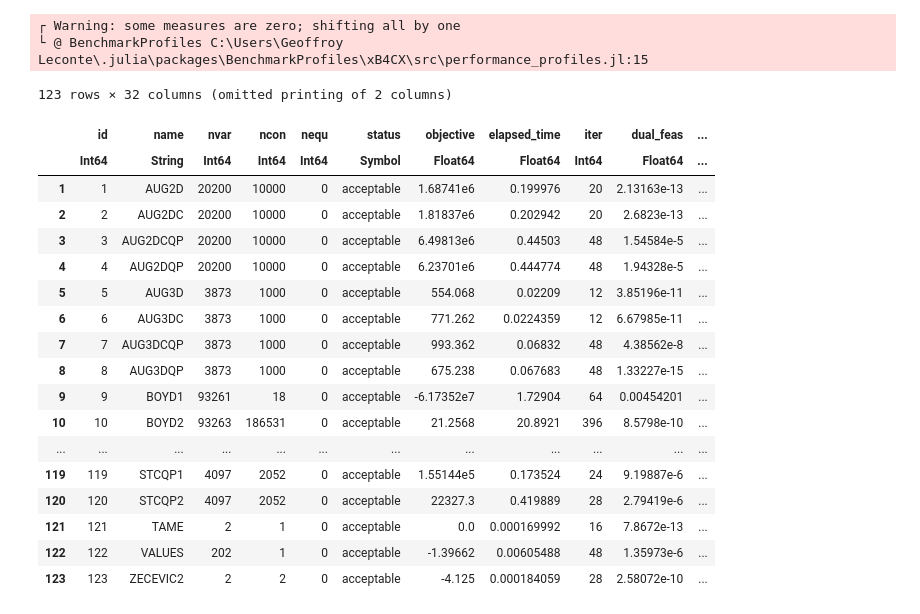
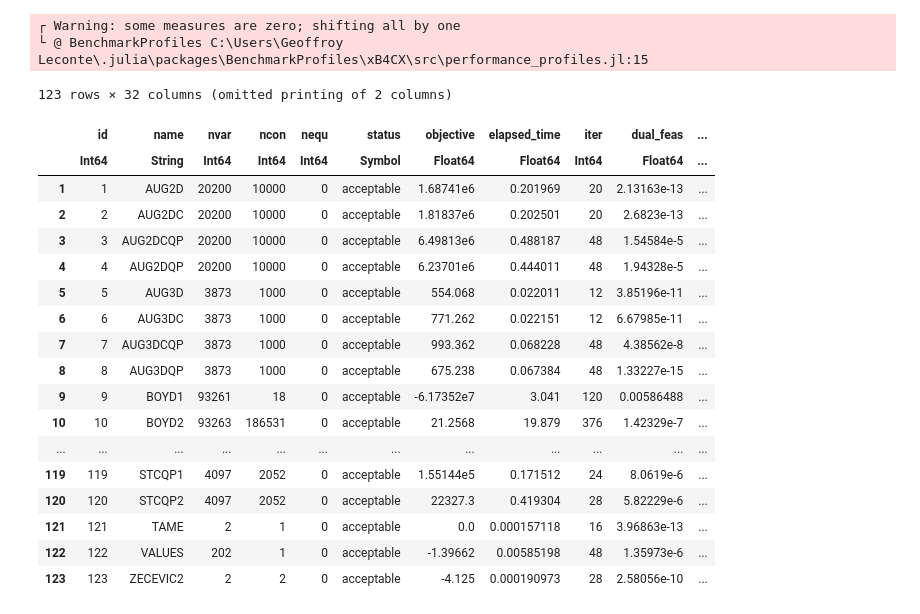
Before and after one commit to geoffroyleconte/StageOptim, a Jupyter notebook: amdahl_benchmarks/amdahl_QP2.ipynb, the cells around one changed output. Cells and saved outputs as stored; diff of their text form; code cells hidden in the pictures.

```diff
--- a/amdahl_benchmarks/amdahl_QP2.ipynb
+++ b/amdahl_benchmarks/amdahl_QP2.ipynb
@@ -156,25 +157,25 @@ title!("Performance profile (Maros and Meszaros problems)")
 └ @ BenchmarkProfiles C:\Users\Geoffroy Leconte\.julia\packages\BenchmarkProfiles\xB4CX\src\performance_profiles.jl:15
 # %%
 withenv("COLUMNS" => 400, "LINES" => 200) do
-    display(rip_mono5)
+    display(rip_mono3)
 end
 # %% [output]
 123 rows × 32 columns (omitted printing of 2 columns)
 |  | id | name | nvar | ncon | nequ | status | objective | elapsed_time | iter | dual_feas | ... |
 |  | Int64 | String | Int64 | Int64 | Int64 | Symbol | Float64 | Float64 | Int64 | Float64 | ... |
-| 1 | 1 | AUG2D | 20200 | 10000 | 0 | acceptable | 1.68741e6 | 0.199976 | 20 | 2.13163e-13 | ... |
-| 2 | 2 | AUG2DC | 20200 | 10000 | 0 | acceptable | 1.81837e6 | 0.202942 | 20 | 2.6823e-13 | ... |
-| 3 | 3 | AUG2DCQP | 20200 | 10000 | 0 | acceptable | 6.49813e6 | 0.44503 | 48 | 1.54584e-5 | ... |
-| 4 | 4 | AUG2DQP | 20200 | 10000 | 0 | acceptable | 6.23701e6 | 0.444774 | 48 | 1.94328e-5 | ... |
-| 5 | 5 | AUG3D | 3873 | 1000 | 0 | acceptable | 554.068 | 0.02209 | 12 | 3.85196e-11 | ... |
-| 6 | 6 | AUG3DC | 3873 | 1000 | 0 | acceptable | 771.262 | 0.0224359 | 12 | 6.67985e-11 | ... |
-| 7 | 7 | AUG3DCQP | 3873 | 1000 | 0 | acceptable | 993.362 | 0.06832 | 48 | 4.38562e-8 | ... |
-| 8 | 8 | AUG3DQP | 3873 | 1000 | 0 | acceptable | 675.238 | 0.067683 | 48 | 1.33227e-15 | ... |
-| 9 | 9 | BOYD1 | 93261 | 18 | 0 | acceptable | -6.17352e7 | 1.72904 | 64 | 0.00454201 | ... |
-| 10 | 10 | BOYD2 | 93263 | 186531 | 0 | acceptable | 21.2568 | 20.8921 | 396 | 8.5798e-10 | ... |
+| 1 | 1 | AUG2D | 20200 | 10000 | 0 | acceptable | 1.68741e6 | 0.201969 | 20 | 2.13163e-13 | ... |
+| 2 | 2 | AUG2DC | 20200 | 10000 | 0 | acceptable | 1.81837e6 | 0.202501 | 20 | 2.6823e-13 | ... |
+| 3 | 3 | AUG2DCQP | 20200 | 10000 | 0 | acceptable | 6.49813e6 | 0.488187 | 48 | 1.54584e-5 | ... |
+| 4 | 4 | AUG2DQP | 20200 | 10000 | 0 | acceptable | 6.23701e6 | 0.444011 | 48 | 1.94328e-5 | ... |
+| 5 | 5 | AUG3D | 3873 | 1000 | 0 | acceptable | 554.068 | 0.022011 | 12 | 3.85196e-11 | ... |
+| 6 | 6 | AUG3DC | 3873 | 1000 | 0 | acceptable | 771.262 | 0.022151 | 12 | 6.67985e-11 | ... |
+| 7 | 7 | AUG3DCQP | 3873 | 1000 | 0 | acceptable | 993.362 | 0.068228 | 48 | 4.38562e-8 | ... |
+| 8 | 8 | AUG3DQP | 3873 | 1000 | 0 | acceptable | 675.238 | 0.067384 | 48 | 1.33227e-15 | ... |
+| 9 | 9 | BOYD1 | 93261 | 18 | 0 | acceptable | -6.17352e7 | 3.041 | 120 | 0.00586488 | ... |
+| 10 | 10 | BOYD2 | 93263 | 186531 | 0 | acceptable | 21.2568 | 19.879 | 376 | 1.42329e-7 | ... |
 | ... | ... | ... | ... | ... | ... | ... | ... | ... | ... | ... | ... |
-| 119 | 119 | STCQP1 | 4097 | 2052 | 0 | acceptable | 1.55144e5 | 0.173524 | 24 | 9.19887e-6 | ... |
-| 120 | 120 | STCQP2 | 4097 | 2052 | 0 | acceptable | 22327.3 | 0.419889 | 28 | 2.79419e-6 | ... |
-| 121 | 121 | TAME | 2 | 1 | 0 | acceptable | 0.0 | 0.000169992 | 16 | 7.8672e-13 | ... |
-| 122 | 122 | VALUES | 202 | 1 | 0 | acceptable | -1.39662 | 0.00605488 | 48 | 1.35973e-6 | ... |
-| 123 | 123 | ZECEVIC2 | 2 | 2 | 0 | acceptable | -4.125 | 0.000184059 | 28 | 2.58072e-10 | ... |
+| 119 | 119 | STCQP1 | 4097 | 2052 | 0 | acceptable | 1.55144e5 | 0.171512 | 24 | 8.0619e-6 | ... |
+| 120 | 120 | STCQP2 | 4097 | 2052 | 0 | acceptable | 22327.3 | 0.419304 | 28 | 5.82229e-6 | ... |
+| 121 | 121 | TAME | 2 | 1 | 0 | acceptable | 0.0 | 0.000157118 | 16 | 3.96863e-13 | ... |
+| 122 | 122 | VALUES | 202 | 1 | 0 | acceptable | -1.39662 | 0.00585198 | 48 | 1.35973e-6 | ... |
+| 123 | 123 | ZECEVIC2 | 2 | 2 | 0 | acceptable | -4.125 | 0.000190973 | 28 | 2.58056e-10 | ... |
```
Also changed, not shown: parts of 1 cell of this notebook, 2 other files.
